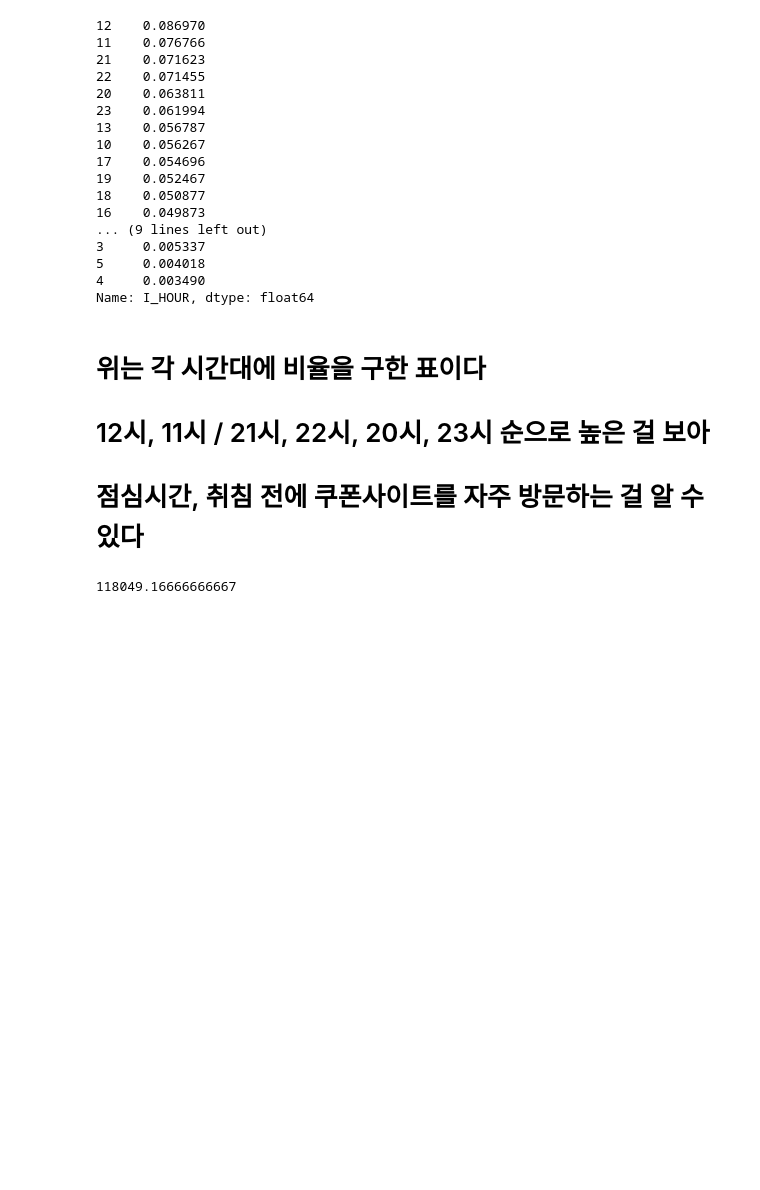
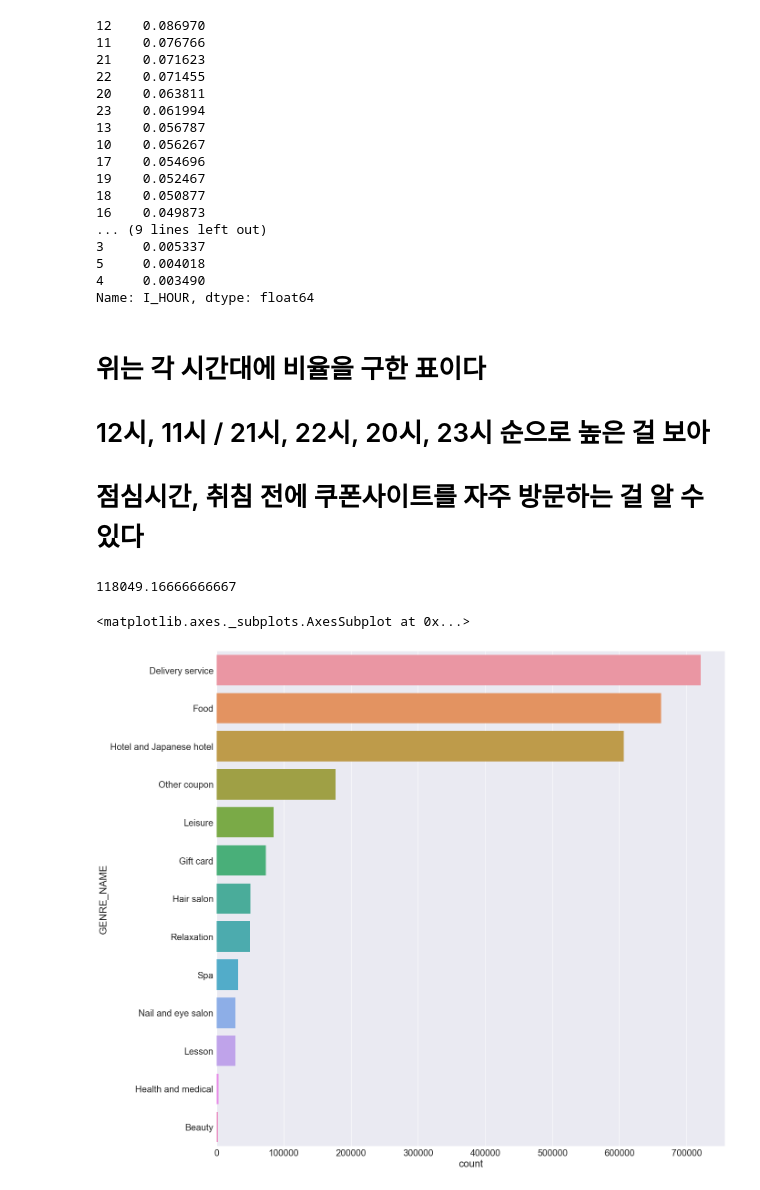
Before and after one commit to JoonSeongLee/dss7-coupon, a Jupyter notebook: jw/eda_coupon_visit_eda.ipynb, the cells around one changed output. Drawn from its saved outputs; the diff is of its cells as text; code cells hidden in the pictures; blank space fills up the shorter version.

```diff
--- a/jw/eda_coupon_visit_eda.ipynb
+++ b/jw/eda_coupon_visit_eda.ipynb
@@ -174,3 +174,12 @@ Name: I_HOUR, dtype: float64
 tot/24
 # %% [output]
 118049.16666666667
+# %%
+merged = pd.merge(g.view(), g.coupon(), left_on='VIEW_COUPON_ID_hash', right_on='COUPON_ID_hash')
+# %%
+sns.set(font_scale=2)
+plt.figure(figsize=(20, 20))
+sns.countplot(y='GENRE_NAME', data=merged,order=merged['GENRE_NAME'].value_counts().index)
+# %% [output]
+<matplotlib.axes._subplots.AxesSubplot at 0x...>
+[figure, added]
```
Also changed, not shown: 5 other files.
